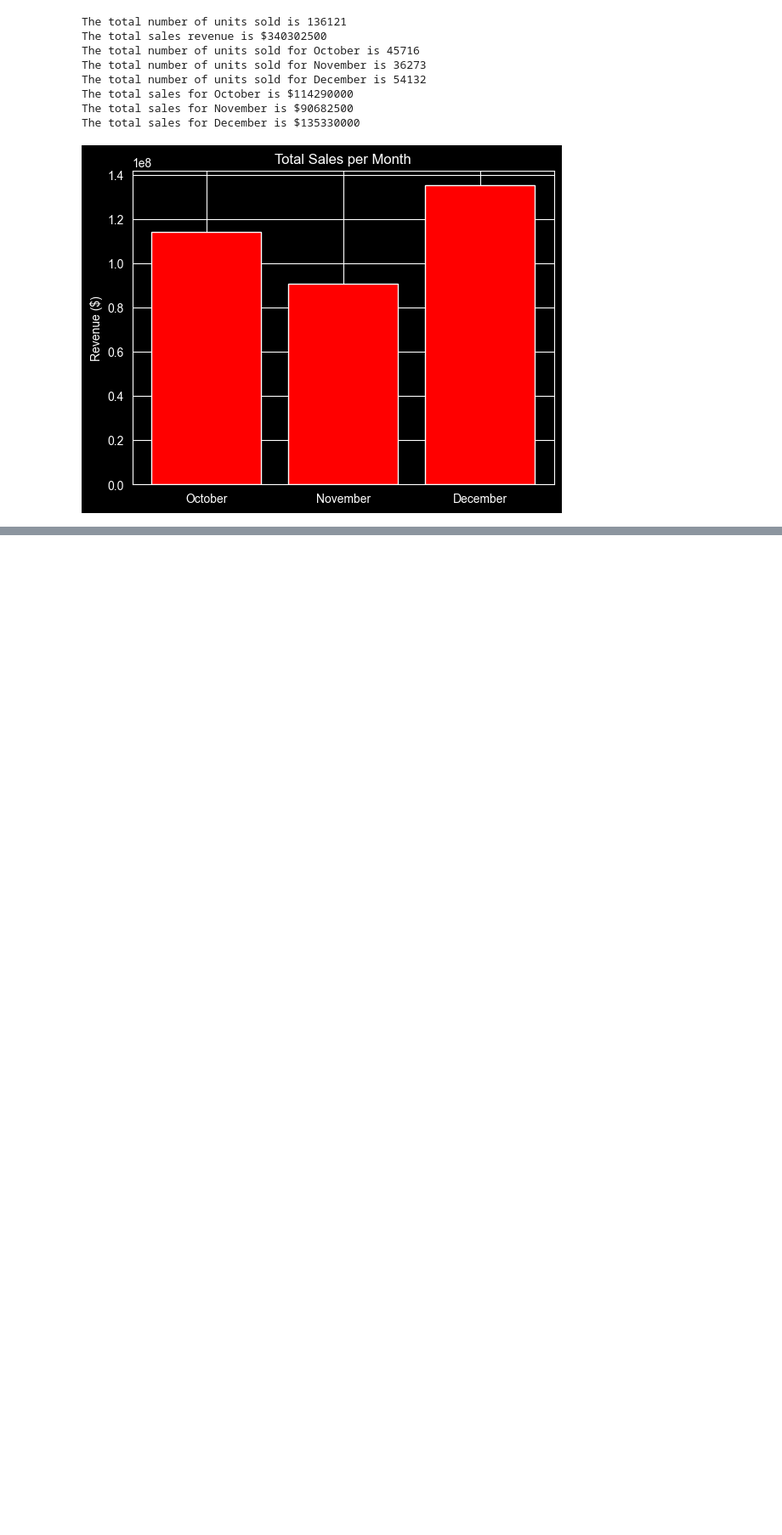
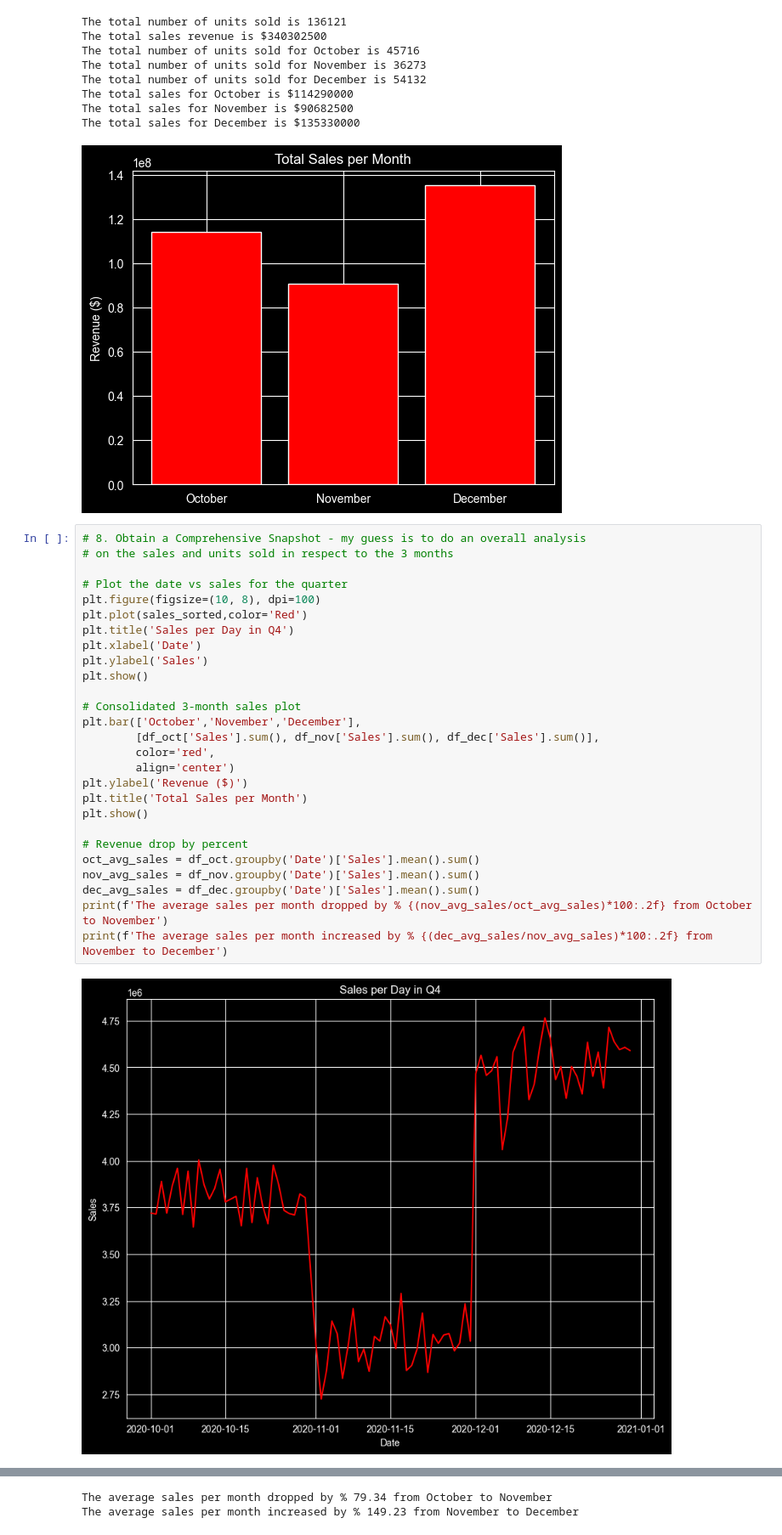
Before and after one commit to GrantGladden2/clothing_sales, a Jupyter notebook: notebooks/explore_data.ipynb, the cells around one changed output, grey strips where cells are left out. Shown at 85% size. Cells and saved outputs as stored; diff of their text form; blank space fills up the shorter version.

Commit message:
Comprehensive SS of the quarterly sales

```diff
--- a/notebooks/explore_data.ipynb
+++ b/notebooks/explore_data.ipynb
@@ -234,3 +235,32 @@ The total sales for October is $114290000
 The total sales for November is $90682500
 The total sales for December is $135330000
 [figure]
+# %%
+# 8. Obtain a Comprehensive Snapshot - my guess is to do an overall analysis
+# on the sales and units sold in respect to the 3 months
+
+# Plot the date vs sales for the quarter
+plt.figure(figsize=(10, 8), dpi=100)
+plt.plot(sales_sorted,color='Red')
+plt.title('Sales per Day in Q4')
+plt.xlabel('Date')
+plt.ylabel('Sales')
+plt.show()
+
+# Consolidated 3-month sales plot
+plt.bar(['October','November','December'],
+        [df_oct['Sales'].sum(), df_nov['Sales'].sum(), df_dec['Sales'].sum()],
+        color='red',
+        align='center')
+plt.ylabel('Revenue ($)')
+plt.title('Total Sales per Month')
+plt.show()
+
+# Revenue drop by percent
+oct_avg_sales = df_oct.groupby('Date')['Sales'].mean().sum()
+nov_avg_sales = df_nov.groupby('Date')['Sales'].mean().sum()
+dec_avg_sales = df_dec.groupby('Date')['Sales'].mean().sum()
+print(f'The average sales per month dropped by % {(nov_avg_sales/oct_avg_sales)*100:.2f} from October to November')
+print(f'The average sales per month increased by % {(dec_avg_sales/nov_avg_sales)*100:.2f} from November to December')
+# %% [output]
+[figure, added]
@@ -236,0 +268,2 @@ The total sales for December is $135330000
+The average sales per month dropped by % 79.34 from October to November
+The average sales per month increased by % 149.23 from November to December
```
Also changed, not shown: parts of 6 cells of this notebook.
